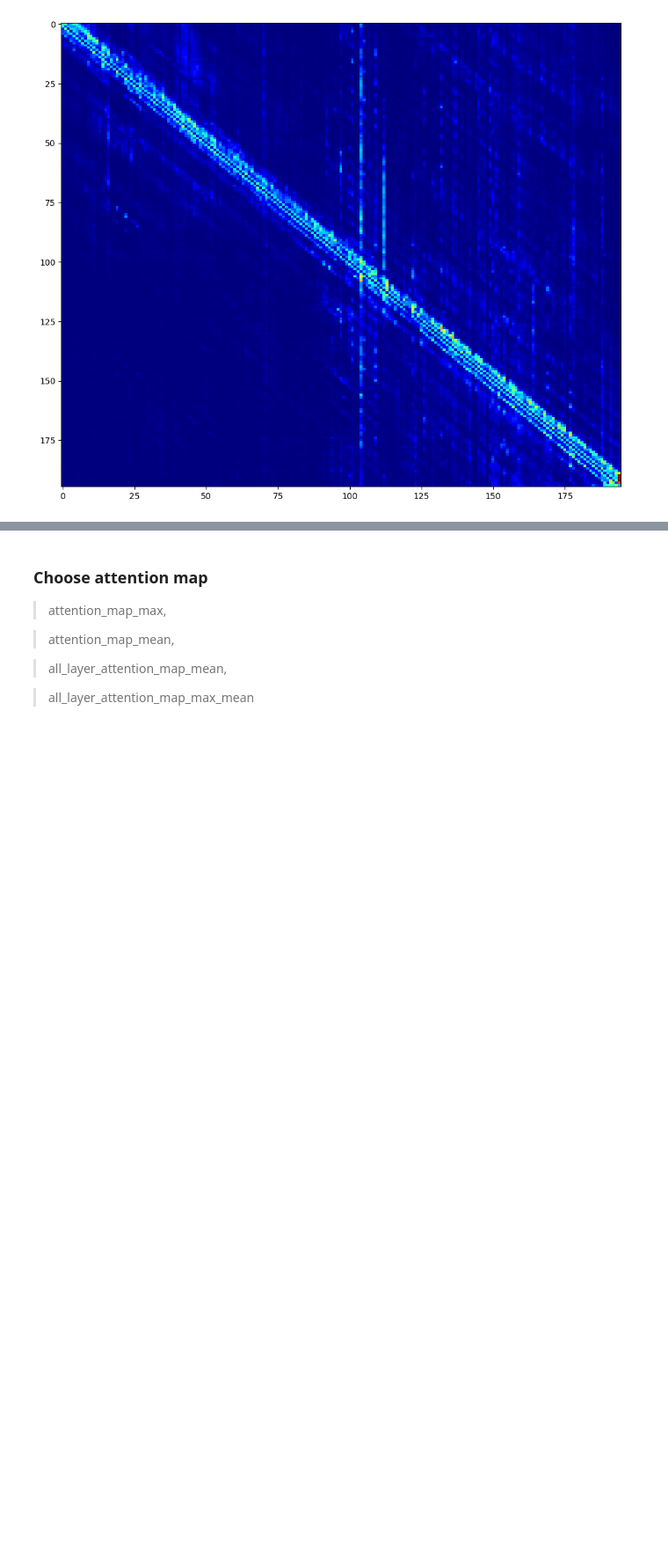
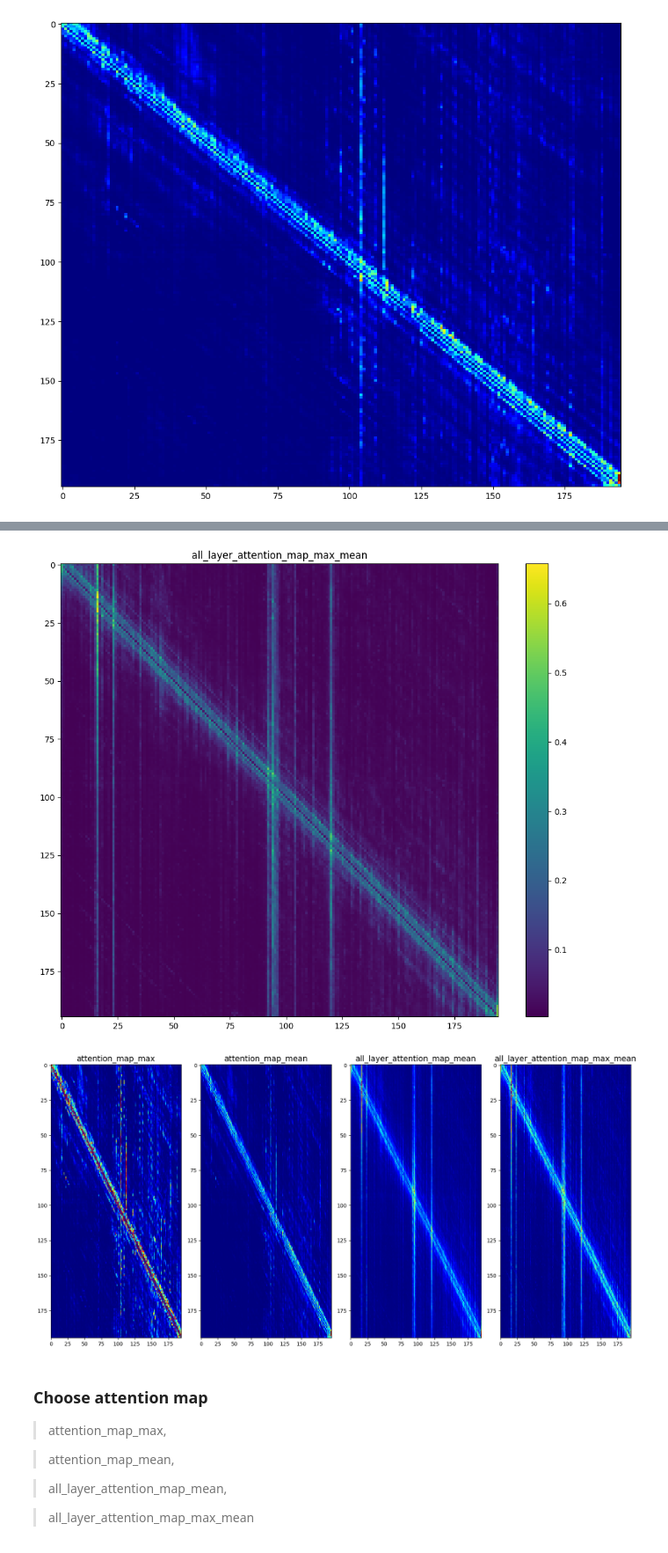
Before and after one commit to naomifridman/transformer-based-enzyme-classification, a Jupyter notebook: predict_enzyme_commision_number.ipynb, the cells around one changed output, grey strips where cells are left out. Shown at 88% size. Saved outputs shown, nothing was run; the diff lists cells and outputs as text; code cells hidden in the pictures; blank space fills up the shorter version.

```diff
--- a/predict_enzyme_commision_number.ipynb
+++ b/predict_enzyme_commision_number.ipynb
@@ -75,0 +128,17 @@ You should probably TRAIN this model on a down-stream task to be able to use it
+# %%
+# Initialize the base architecture
+
+model = AutoModelForSequenceClassification.from_pretrained(
+    model_checkpoint,
+    num_labels=num_labels,
+    attn_implementation="eager"
+)
+
+# Load the state dict properly
+saved_state_dict = torch.load("esn2_model_predict_egene_ec1.pth", map_location=device)
+model.load_state_dict(saved_state_dict, strict=False)
+
+model.to(device)
+model.eval()
+
+print("✅ Model loaded successfully!")
@@ -378,3 +448,49 @@ u.show_n_images([attention_map_max,attention_map_mean,
+# %%
+# Assuming attentions is a list/tensor with shape [12, 1, 20, nx, ny]
+all_layers_attention = torch.stack([attentions[i] for i in range(12)])
+
+# Average across layers, then across heads, then convert to numpy
+all_layer_attention_map_mean = all_layers_attention.mean(dim=0).squeeze(0).mean(dim=0).detach().cpu().numpy()
+
+# Max across layers, mean across heads
+all_layer_attention_map_max_mean = all_layers_attention.max(dim=0)[0].squeeze(0).mean(dim=0).detach().cpu().numpy()
+
+plt.figure(figsize=(12, 10))
+plt.imshow(all_layer_attention_map_max_mean, cmap='viridis', aspect='auto')
+plt.title('all_layer_attention_map_max_mean')
+plt.colorbar()
+plt.show()
+
+# Define the helper function directly
+import matplotlib.gridspec as gridspec
+
+def show_n_images(imgs, cmap='gray', titles=None, axis_off=True, fontsize=15):
+    n = len(imgs)
+    gs1 = gridspec.GridSpec(1, n)
+    fig1 = plt.figure(figsize=(4 * n, 8))
+    for i in range(n):
+        ax1 = fig1.add_subplot(gs1[i])
+        ax1.imshow(imgs[i], interpolation='none', cmap=cmap, aspect='auto')
+        if titles is not None:
+            ax1.set_title(titles[i], fontsize=fontsize)
+        if axis_off:
+            ax1.axis('off')
+    plt.tight_layout()
+    plt.show()
+
+# Compute missing attention_map_mean for the current layer
+attention_map_mean = attentions[layer_idx].squeeze(0).mean(dim=0).detach().cpu().numpy()
+
+# Now call the plotting function directly
+show_n_images(
+    [attention_map_max, attention_map_mean, all_layer_attention_map_mean, all_layer_attention_map_max_mean],
+    titles=['attention_map_max', 'attention_map_mean', 'all_layer_attention_map_mean', 'all_layer_attention_map_max_mean'],
+    cmap='jet',
+    axis_off=False
+)
+# %% [output]
+[figure, added]
+[figure, added]
 # %% [markdown]
 ### Choose attention map
 > attention_map_max,
```
Also changed, not shown: parts of 7 cells of this notebook.
